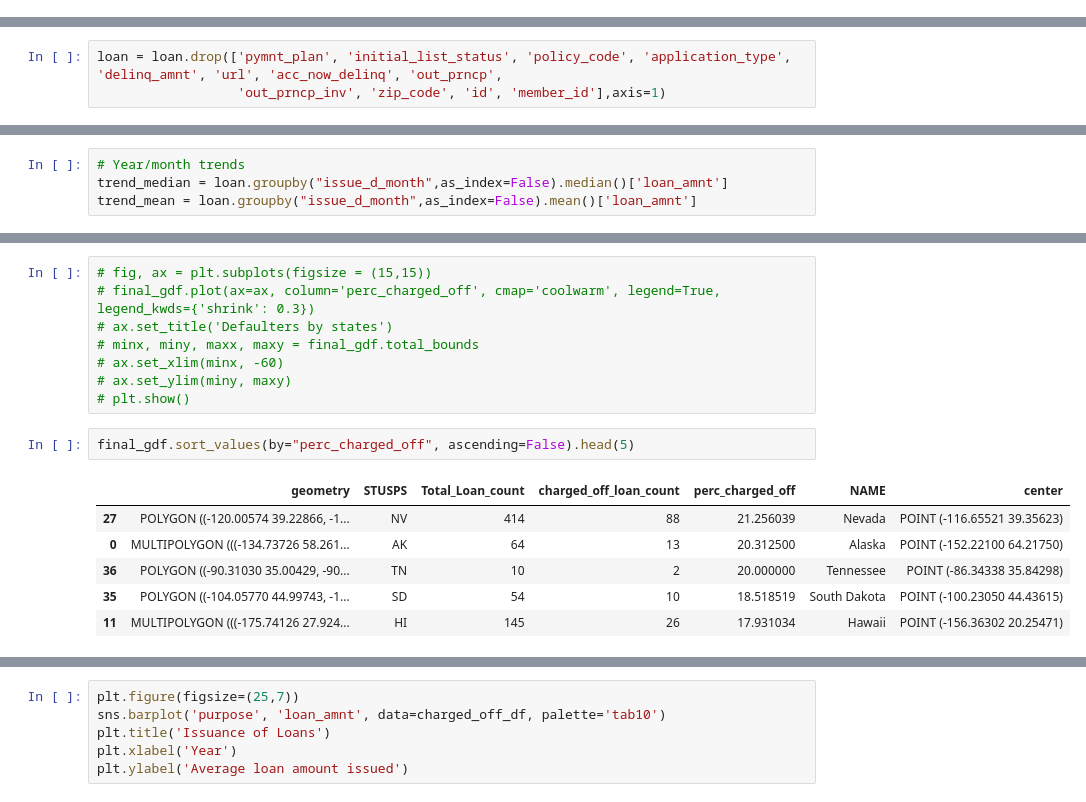
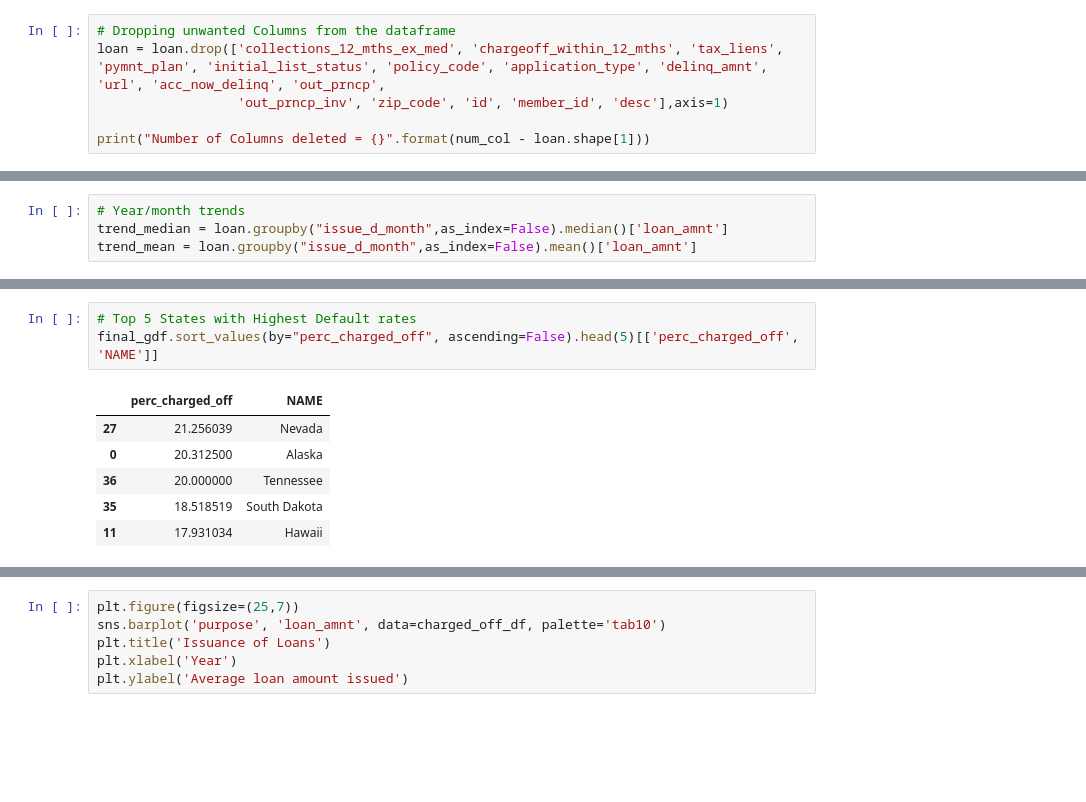
Before and after one commit to yashyennam/LendingClub-CaseStudy, a Jupyter notebook: Yash_Yennam.ipynb, the cells around one changed output, grey strips where cells are left out. Cells and saved outputs as stored; diff of their text form; blank space fills up the shorter version.

```diff
--- a/Yash_Yennam.ipynb
+++ b/Yash_Yennam.ipynb
@@ -160,0 +180,6 @@ dtype: float64
+# %%
+# Dropping unwanted Columns from the dataframe
+loan = loan.drop(['collections_12_mths_ex_med', 'chargeoff_within_12_mths', 'tax_liens', 'pymnt_plan', 'initial_list_status', 'policy_code', 'application_type', 'delinq_amnt', 'url', 'acc_now_delinq', 'out_prncp',
+                  'out_prncp_inv', 'zip_code', 'id', 'member_id', 'desc'],axis=1)
+
+print("Number of Columns deleted = {}".format(num_col - loan.shape[1]))
@@ -190,3 +221,0 @@ delinq_amnt 1
-# %%
-loan = loan.drop(['pymnt_plan', 'initial_list_status', 'policy_code', 'application_type', 'delinq_amnt', 'url', 'acc_now_delinq', 'out_prncp',
-                  'out_prncp_inv', 'zip_code', 'id', 'member_id'],axis=1)
@@ -527,21 +617,14 @@ aT.adjust_text(texts, force_points=0.3, force_text=0.8, expand_points=(1,1), exp
 Geometry is in a geographic CRS. Results from 'centroid' are likely incorrect. Use 'GeoSeries.to_crs()' to re-project geometries to a projected CRS before this operation.
 2
 [figure]
-# %%
-# fig, ax = plt.subplots(figsize = (15,15))
-# final_gdf.plot(ax=ax, column='perc_charged_off', cmap='coolwarm', legend=True, legend_kwds={'shrink': 0.3})
-# ax.set_title('Defaulters by states')
-# minx, miny, maxx, maxy = final_gdf.total_bounds
-# ax.set_xlim(minx, -60)
-# ax.set_ylim(miny, maxy)
-# plt.show()
 # %%
-final_gdf.sort_values(by="perc_charged_off", ascending=False).head(5)
+# Top 5 States with Highest Default rates
+final_gdf.sort_values(by="perc_charged_off", ascending=False).head(5)[['perc_charged_off', 'NAME']]
 # %% [output]
-|  | geometry | STUSPS | Total_Loan_count | charged_off_loan_count | perc_charged_off | NAME | center |
-| 27 | POLYGON ((-120.00574 39.22866, -1... | NV | 414 | 88 | 21.256039 | Nevada | POINT (-116.65521 39.35623) |
-| 0 | MULTIPOLYGON (((-134.73726 58.261... | AK | 64 | 13 | 20.312500 | Alaska | POINT (-152.22100 64.21750) |
-| 36 | POLYGON ((-90.31030 35.00429, -90... | TN | 10 | 2 | 20.000000 | Tennessee | POINT (-86.34338 35.84298) |
-| 35 | POLYGON ((-104.05770 44.99743, -1... | SD | 54 | 10 | 18.518519 | South Dakota | POINT (-100.23050 44.43615) |
-| 11 | MULTIPOLYGON (((-175.74126 27.924... | HI | 145 | 26 | 17.931034 | Hawaii | POINT (-156.36302 20.25471) |
+|  | perc_charged_off | NAME |
+| 27 | 21.256039 | Nevada |
+| 0 | 20.312500 | Alaska |
+| 36 | 20.000000 | Tennessee |
+| 35 | 18.518519 | South Dakota |
+| 11 | 17.931034 | Hawaii |
 # %%
```
Also changed, not shown: parts of 102 cells of this notebook.
